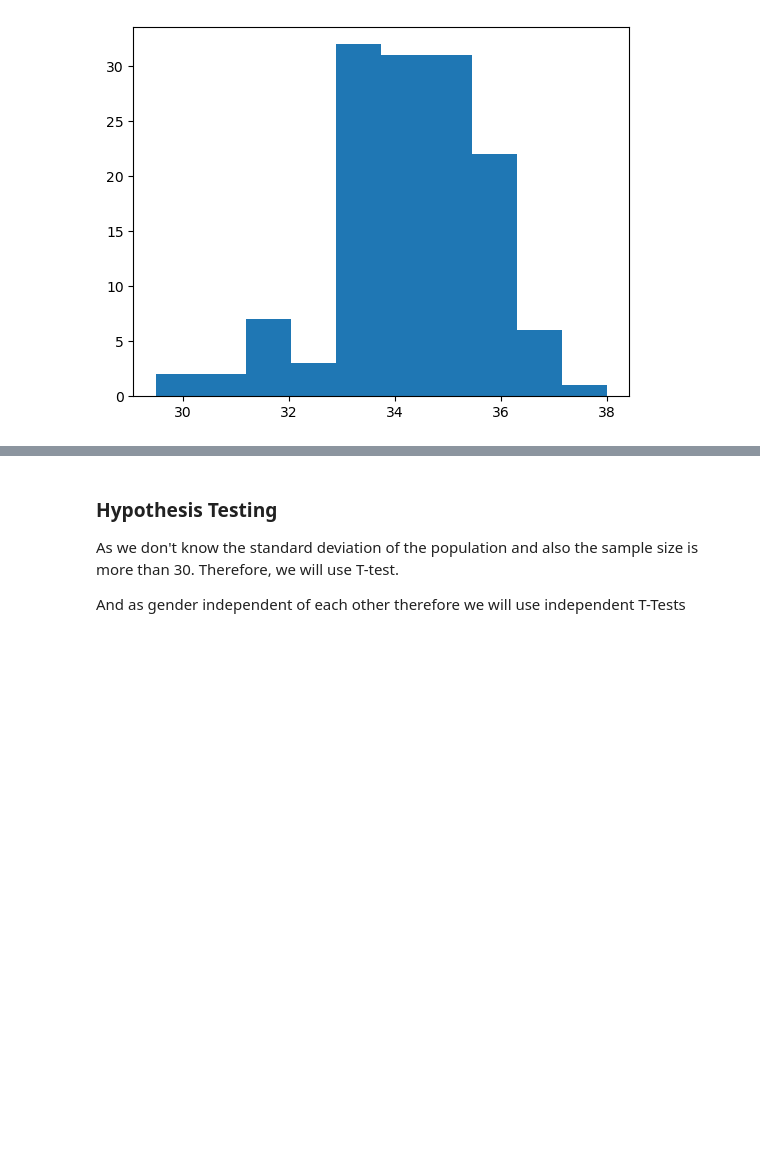
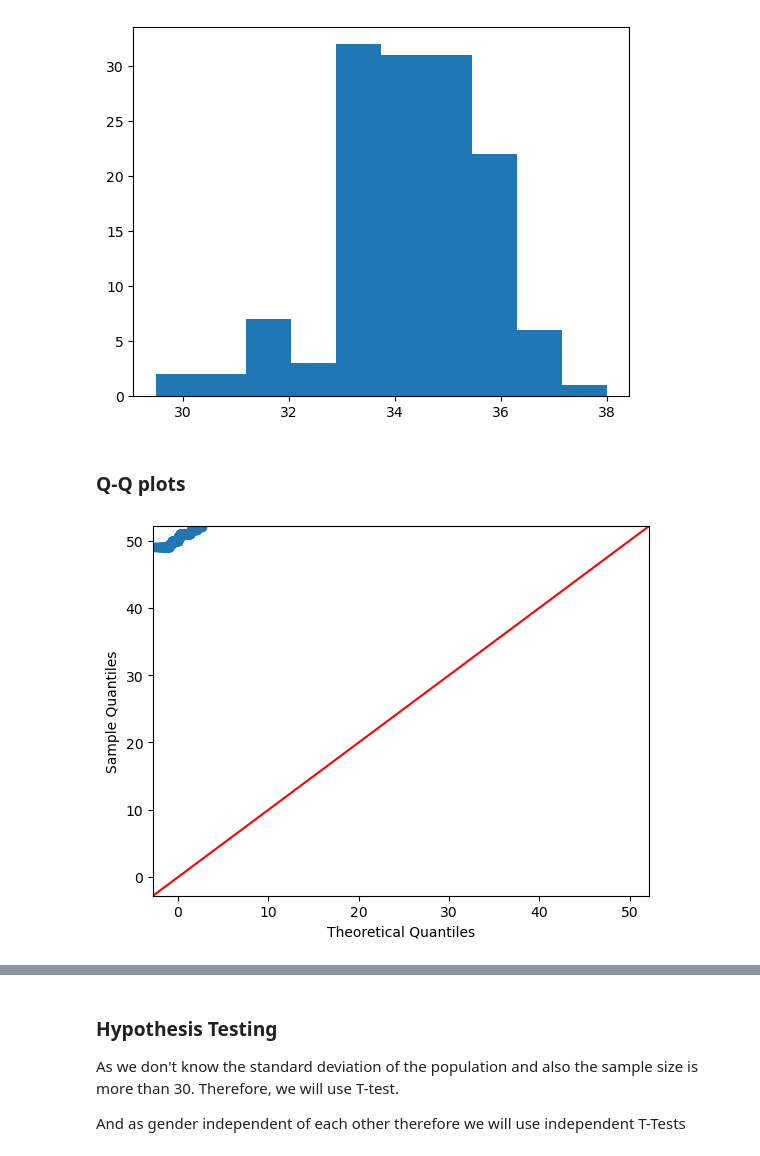
Before and after one commit to priyesh009/share, a Jupyter notebook: data_analysis_babies/kalyan_project.ipynb, the cells around one changed output, grey strips where cells are left out. Saved outputs shown, nothing was run; the diff lists cells and outputs as text; code cells hidden in the pictures; blank space fills up the shorter version.

```diff
--- a/data_analysis_babies/kalyan_project.ipynb
+++ b/data_analysis_babies/kalyan_project.ipynb
@@ -126,3 +126,13 @@ Histogram for males for for head circumference
 (array([ 2.,  2.,  7.,  3., 32., 31., 31., 22.,  6.,  1.]), array([29.5 , 30.35, 31.2 , 32.05, 32.9 , 33.75, 34.6 , 35.45, 36.3 ,
        37.15, 38.  ]), <BarContainer object of 10 artists>)
 [figure]
+# %% [markdown]
+### Q-Q plots
+# %%
+import statsmodels.api as sm
+import pylab
+test = df_babies['blength']
+sm.qqplot(test, line ='45')
+pylab.show()
+# %% [output]
+[figure, added]
```
Also changed, not shown: parts of 31 cells of this notebook.
